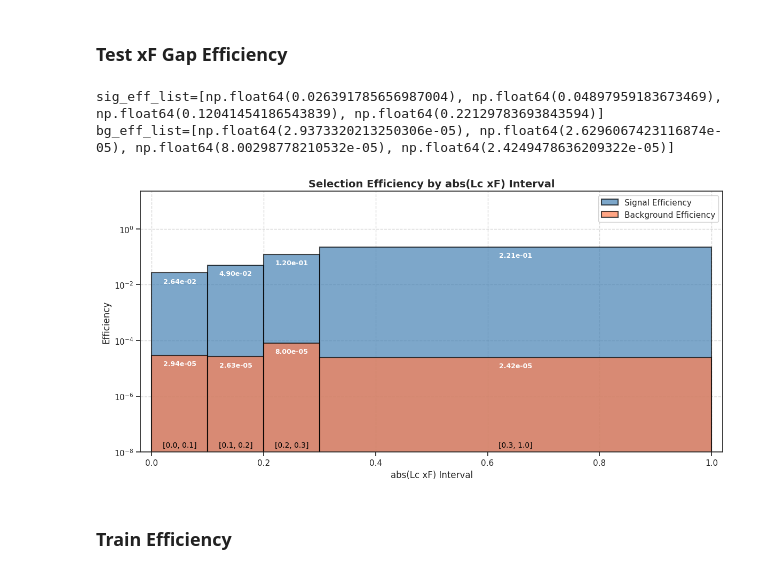
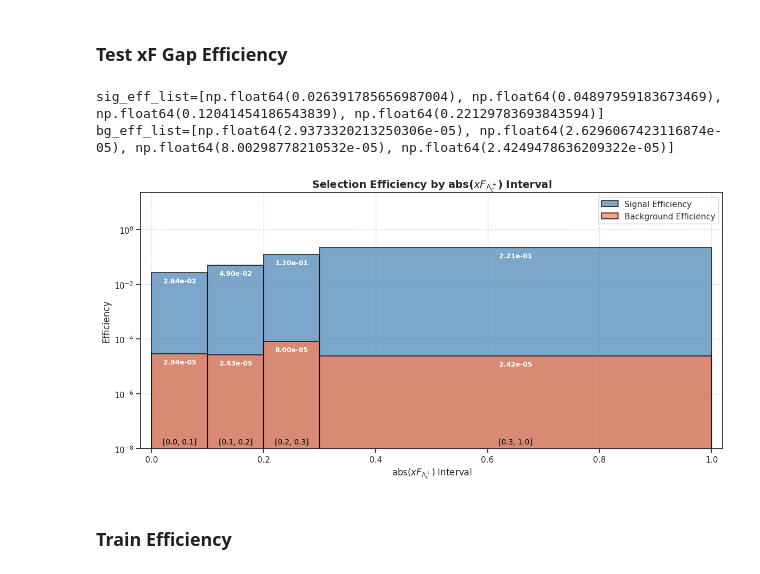
Before and after one commit to ArtSmirnovCH/SPD-Lc-pKpi-27, a Jupyter notebook: analysis_notebooks/ML_analysis/classifiers/XGBoost_classifier.ipynb, the cells around one changed output. Drawn from its saved outputs; the diff is of its cells as text; code cells hidden in the pictures.

```diff
--- a/analysis_notebooks/ML_analysis/classifiers/XGBoost_classifier.ipynb
+++ b/analysis_notebooks/ML_analysis/classifiers/XGBoost_classifier.ipynb
@@ -1485,35 +1586,35 @@ for gap in gaps:
     if if_abs:
         mask = (gap[0] <= np.abs(test_df[feature_name])) & (np.abs(test_df[feature_name]) <= gap[1])
     else:
         mask = (gap[0] <= test_df[feature_name]) & (test_df[feature_name] <= gap[1])
 
     sig_before_sel = test_df.loc[(test_df['tag'] == 'Sig') & mask, 'tag'].count()
     bg_before_sel = test_df.loc[(test_df['tag'] == 'Bg') & mask, 'tag'].count()
     sig_after_sel = test_df.loc[cut_based_selection_mask_test & (test_df['tag'] == 'Sig') & mask, 'tag'].count()
     bg_after_sel = test_df.loc[cut_based_selection_mask_test & (test_df['tag'] == 'Bg') & mask, 'tag'].count()
 
     sig_efficiency = sig_after_sel / sig_before_sel
     bg_efficiency = bg_after_sel / bg_before_sel
 
     sig_eff_list.append(sig_efficiency)
     bg_eff_list.append(bg_efficiency)
 
 
 print(f'{sig_eff_list=}')
 print(f'{bg_eff_list=}')
 
 selection_eff_gap_plot(
     gaps=gaps,
     sig_eff_list=sig_eff_list,
     bg_eff_list=bg_eff_list,
-    x_label='abs(Lc xF)'
+    x_label=r'abs($xF_{\Lambda_c^+}$)'
 )
 
 plt.savefig(f'/home/ome123/Рабочий стол/SPD/SPD_Lc_pKpi_27/plots/ML_selection_eff_xF_gap.pdf')
 # %% [output]
 sig_eff_list=[np.float64(0.026391785656987004), np.float64(0.04897959183673469), np.float64(0.12041454186543839), np.float64(0.22129783693843594)]
 bg_eff_list=[np.float64(2.9373320213250306e-05), np.float64(2.6296067423116874e-05), np.float64(8.00298778210532e-05), np.float64(2.4249478636209322e-05)]
-[figure, old version]
+[figure, new version]
 # %% [markdown]
 ### Train Efficiency
 # %%
```
Also changed, not shown: parts of 6 cells of this notebook, 38 other files.
